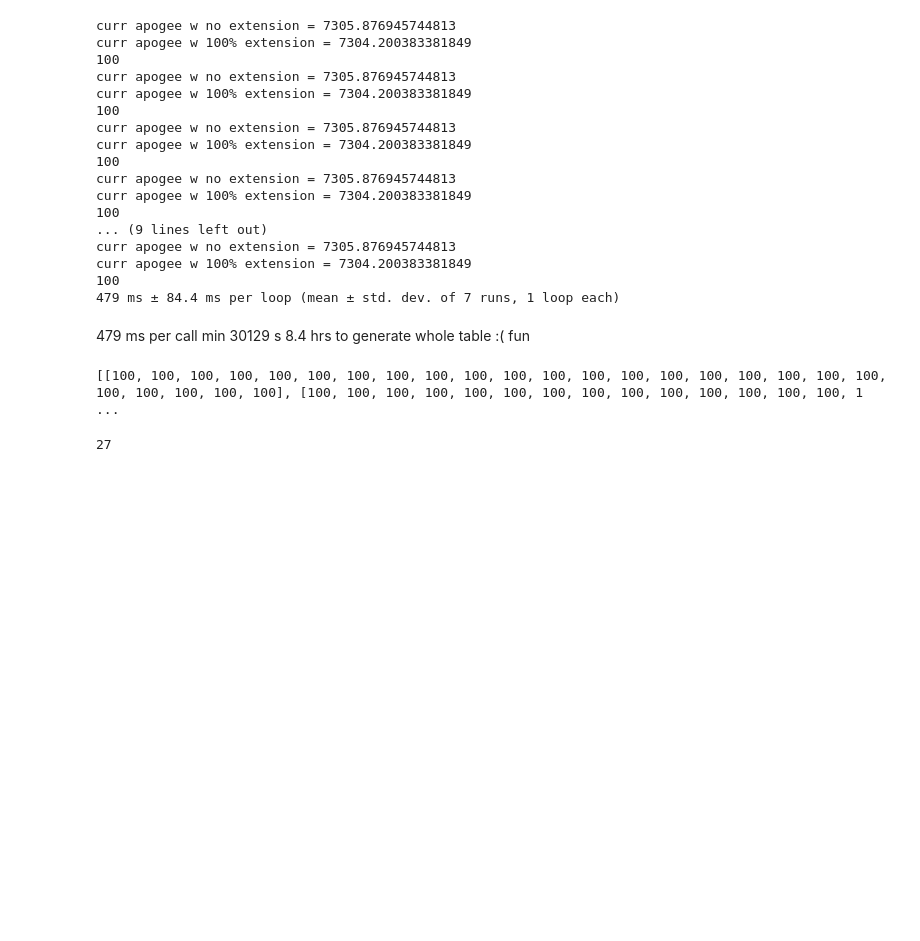
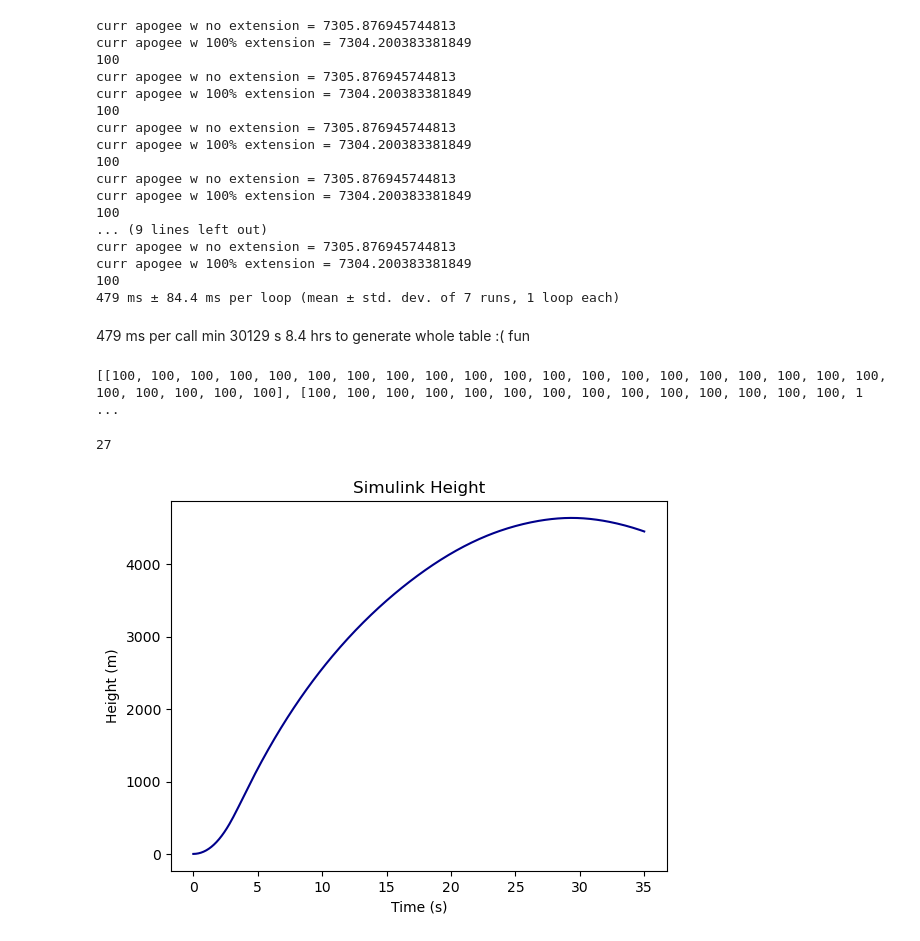
Before and after one commit to violetzheng/airbrakes-control-system, a Jupyter notebook: call_simulink.ipynb, the cells around one changed output. Drawn from its saved outputs; the diff is of its cells as text; code cells hidden in the pictures; blank space fills up the shorter version.

```diff
--- a/call_simulink.ipynb
+++ b/call_simulink.ipynb
@@ -9,13 +27,13 @@ mle.quit()
 # %%
 STOP_TIME = 35
-START_TIME = 5
+START_TIME = 0
 # %%
 #how to call
 tunableParams = {
-    'current_height': 1000.0,
-    'current_vel':260.0,
+    'current_height': 0.0,
+    'current_vel':0.0,
     'current_pitch':0.0,
-    'extension_length':0.02543
+    'extension_length':0.0
 }
 
 results = mle.sim_the_model('Stoptime',STOP_TIME,"StartTime",START_TIME,'TunableParameters',tunableParams)
@@ -336,3 +427,21 @@ with open('mini_lut.csv', 'w', newline='') as file:
     writer.writerow([])
     for row in x:
         writer.writerow(row)
+# %%
+import matplotlib.pyplot as plt
+import numpy as np
+
+velocity_data = np.array(results['velocity']['Data'])
+velocity_time = np.array(results['velocity']['Time'])
+height_data = np.array(results['height']['Data'])
+height_time = np.array(results['height']['Time'])
+# %%
+#plot against flight data
+plt.plot(height_time, height_data, label='height', color='darkblue')   # Plot first set of curves
+plt.title("Simulink Height")
+plt.xlabel("Time (s)")
+plt.ylabel("Height (m)")
+
+plt.savefig('height_simulink.png')
+# %% [output]
+[figure, added]
```
Also changed, not shown: parts of 31 cells of this notebook, 3 other files.
